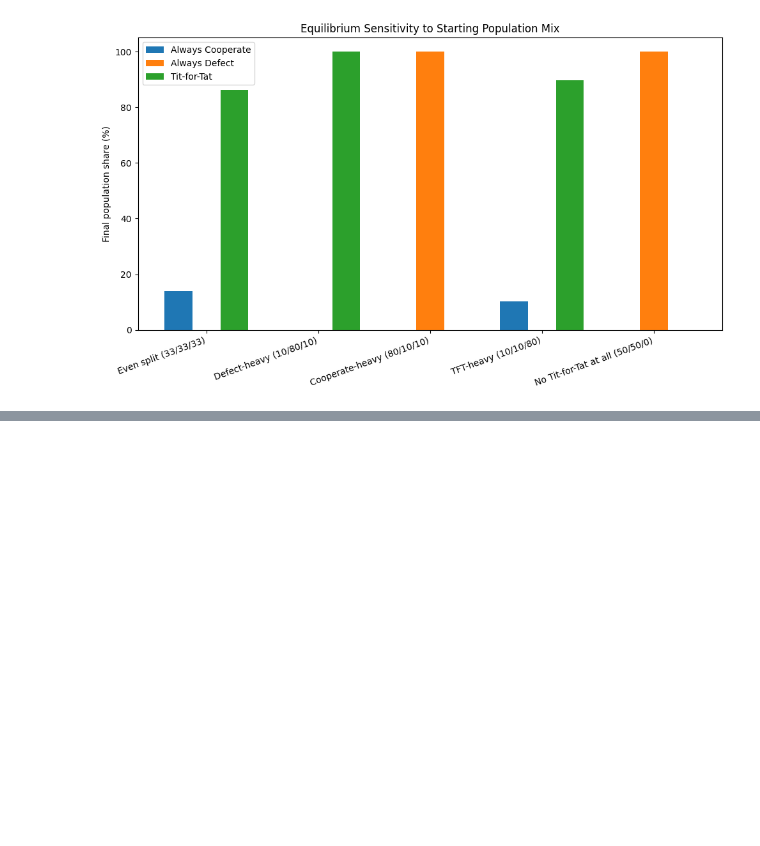
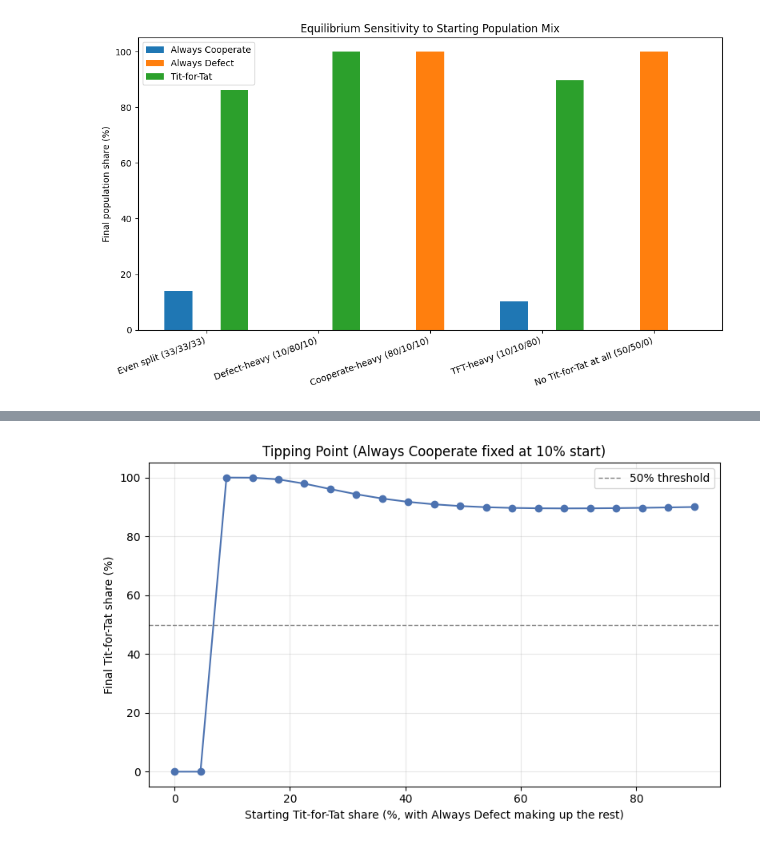
Before and after one commit to yxngwei/evolutionary-game-simulation, a Jupyter notebook: simulation.ipynb, the cells around one changed output, grey strips where cells are left out. Drawn from its saved outputs; the diff is of its cells as text; code cells hidden in the pictures; blank space fills up the shorter version.

```diff
--- a/simulation.ipynb
+++ b/simulation.ipynb
@@ -760,0 +1083,79 @@ No Tit-for-Tat at all (50/50/0)  -> Always Cooperate: 0.0%, Always Defect: 100.0
+# %%
+"""
+tipping_point.py
+
+Maps the exact tipping point: starting from a fixed small share of
+Always Cooperate, how much Tit-for-Tat (vs. Always Defect) does the
+population need to start with for cooperation to survive, instead of
+Always Defect taking over completely?
+"""
+
+import matplotlib.pyplot as plt
+# from population import STRATEGY_NAMES, replicator_step
+
+GENERATIONS = 100
+ROUNDS_PER_MATCH = 10
+FIXED_COOPERATE_SHARE = 0.10  # keep this constant; vary the TFT/Defect split
+
+
+def run_from(tft_fraction_of_remainder):
+    """
+    tft_fraction_of_remainder: of the (1 - FIXED_COOPERATE_SHARE) left over,
+    what fraction starts as Tit-for-Tat vs. Always Defect.
+    """
+    remainder = 1 - FIXED_COOPERATE_SHARE
+    shares = {
+        "Always Cooperate": FIXED_COOPERATE_SHARE,
+        "Tit-for-Tat": remainder * tft_fraction_of_remainder,
+        "Always Defect": remainder * (1 - tft_fraction_of_remainder),
+    }
+    for _ in range(GENERATIONS):
+        shares = replicator_step(shares, ROUNDS_PER_MATCH)
+    return shares
+
+
+def main():
+    fractions = [i / 20 for i in range(21)]  # 0%, 5%, 10%, ..., 100%
+    final_tft_shares = []
+
+    print(f"\nFixed Always Cooperate start: {FIXED_COOPERATE_SHARE*100:.0f}%")
+    print("Sweeping starting Tit-for-Tat share (of the remaining population):\n")
+    print(f"{'Starting TFT %':>16s}  {'Starting Defect %':>18s}  ->  {'Final TFT %':>12s}")
+
+    tipping_point = None
+    for frac in fractions:
+        final = run_from(frac)
+        final_tft = final["Tit-for-Tat"] * 100
+        final_tft_shares.append(final_tft)
+
+        start_tft = frac * (1 - FIXED_COOPERATE_SHARE) * 100
+        start_defect = (1 - frac) * (1 - FIXED_COOPERATE_SHARE) * 100
+        print(f"{start_tft:15.1f}%  {start_defect:17.1f}%  ->  {final_tft:11.1f}%")
+
+        if tipping_point is None and final_tft > 50:
+            tipping_point = (frac, start_tft, start_defect)
+
+    if tipping_point:
+        frac, start_tft, start_defect = tipping_point
+        print(f"\nTipping point found: once starting Tit-for-Tat share of the "
+              f"non-cooperator population exceeds roughly {start_tft:.1f}% "
+              f"(vs. {start_defect:.1f}% Defect), cooperation flips to dominant.")
+
+    plt.figure(figsize=(8, 5))
+    starting_tft_pct = [f * (1 - FIXED_COOPERATE_SHARE) * 100 for f in fractions]
+    plt.plot(starting_tft_pct, final_tft_shares, marker="o", color="#4C72B0")
+    plt.axhline(50, color="gray", linestyle="--", linewidth=1, label="50% threshold")
+    plt.xlabel("Starting Tit-for-Tat share (%, with Always Defect making up the rest)")
+    plt.ylabel("Final Tit-for-Tat share (%)")
+    plt.title(f"Tipping Point (Always Cooperate fixed at {FIXED_COOPERATE_SHARE*100:.0f}% start)")
+    plt.legend()
+    plt.grid(alpha=0.3)
+    plt.tight_layout()
+    plt.show()
+    # plt.savefig("../results/tipping_point.png", dpi=150)
+    # print("\nPlot saved to ../results/tipping_point.png")
+
+
+if __name__ == "__main__":
+    main()
+# %% [output]
@@ -760,0 +1179 @@ No Tit-for-Tat at all (50/50/0)  -> Always Cooperate: 0.0%, Always Defect: 100.0
+[figure, added]
```
Also changed, not shown: parts of 4 cells of this notebook.
